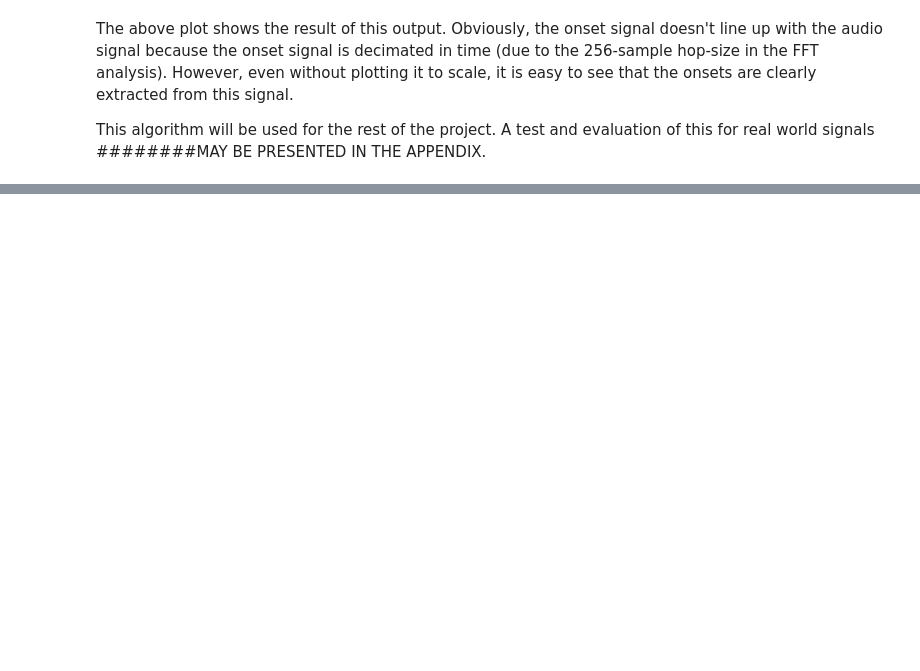
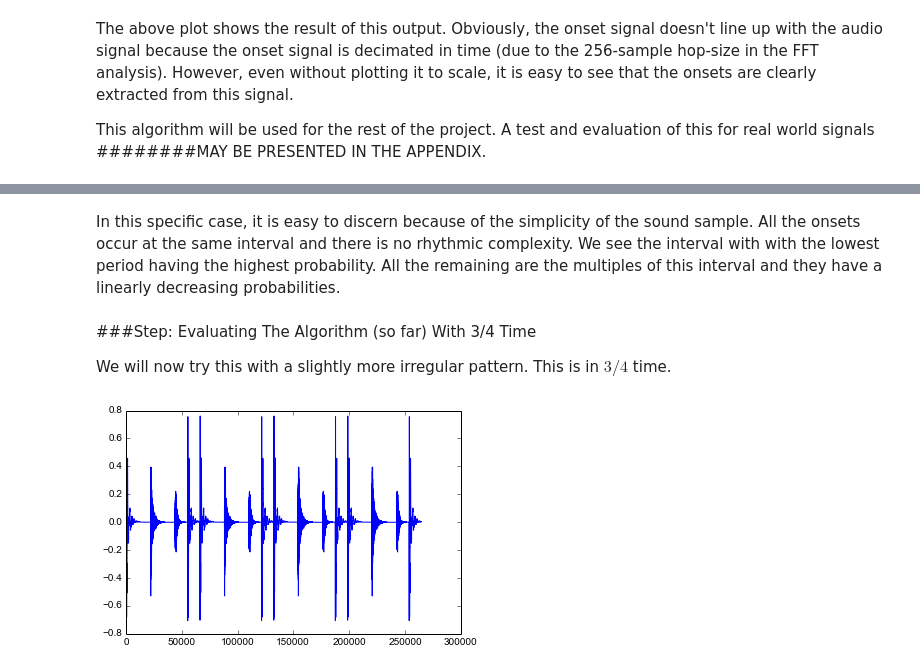
Before and after one commit to akshay1992/201A, a Jupyter notebook: 201A-Final_Project.ipynb, the cells around one changed output, grey strips where cells are left out. Cells and saved outputs as stored; diff of their text form; code cells hidden in the pictures; blank space fills up the shorter version.

```diff
--- a/201A-Final_Project.ipynb
+++ b/201A-Final_Project.ipynb
@@ -185,0 +233,13 @@ onsets = peak_pick(oss, draw_plots=True)
+# %% [markdown]
+In this specific case, it is easy to discern because of the simplicity of the sound sample. All the onsets occur at the same interval and there is no rhythmic complexity. We see the interval with with the lowest period having the highest probability. All the remaining are the multiples of this interval and they have a linearly decreasing probabilities.
+# %% [markdown]
+###Step: Evaluating The Algorithm (so far) With 3/4 Time
+
+We will now try this with a slightly more irregular pattern. This is in $3/4$ time.
+# %%
+b = audioFile('3-4_8ths.wav')
+b.downmixLR()
+plot(b.audio)
+show()
+# %% [output]
+[figure, added]
```
Also changed, not shown: parts of 35 cells of this notebook, 2 other files.
